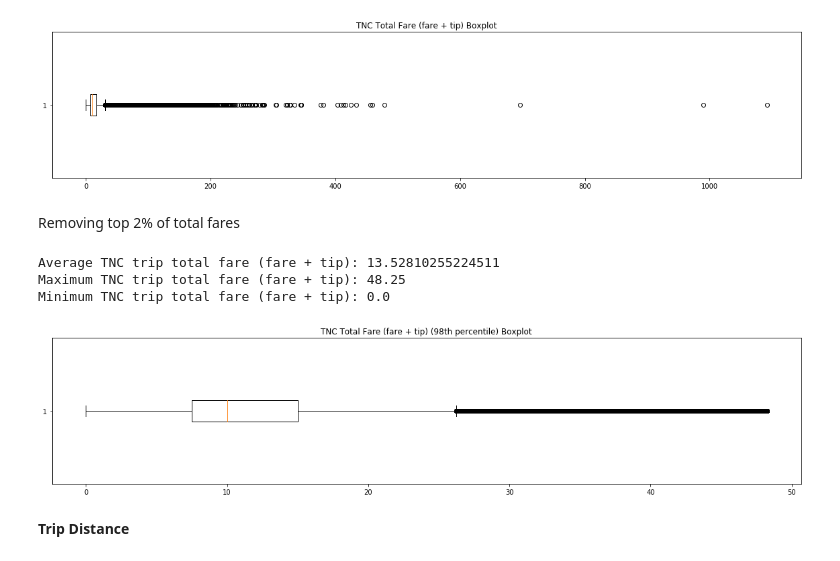
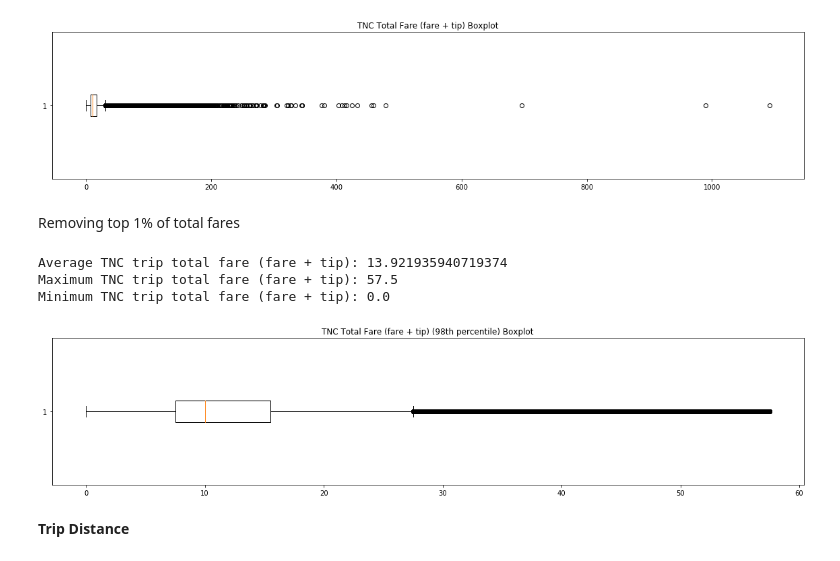
Before and after one commit to juanfrans/chicago_tnc_vs_taxis, a Jupyter notebook: 02_GeneratingSummaryTablesGraphs/src/01_GeneratingSummaryTablesGraphs.ipynb, the cells around one changed output. Saved outputs shown, nothing was run; the diff lists cells and outputs as text; code cells hidden in the pictures.

```diff
--- a/02_GeneratingSummaryTablesGraphs/src/01_GeneratingSummaryTablesGraphs.ipynb
+++ b/02_GeneratingSummaryTablesGraphs/src/01_GeneratingSummaryTablesGraphs.ipynb
@@ -240,26 +240,26 @@ ax1.title.set_text('TNC Total Fare (fare + tip) Boxplot')
 # %% [output]
 [figure]
 # %% [markdown]
-Removing top 2% of total fares
+Removing top 1% of total fares
 # %%
-tncTotalFare98 = tncData[tncData['Trip Total'] <= tncData['Trip Total'].quantile(.98)]
-tncAvgTripTotal = tncTotalFare98['Trip Total'].mean()
-tncMaxTripTotal = tncTotalFare98['Trip Total'].max()
-tncMinTripTotal = tncTotalFare98['Trip Total'].min()
+tncTotalFare99 = tncData[tncData['Trip Total'] <= tncData['Trip Total'].quantile(.99)]
+tncAvgTripTotal = tncTotalFare99['Trip Total'].mean()
+tncMaxTripTotal = tncTotalFare99['Trip Total'].max()
+tncMinTripTotal = tncTotalFare99['Trip Total'].min()
 print('Average TNC trip total fare (fare + tip):', tncAvgTripTotal)
 print('Maximum TNC trip total fare (fare + tip):', tncMaxTripTotal)
 print('Minimum TNC trip total fare (fare + tip):', tncMinTripTotal)
 # %% [output]
-Average TNC trip total fare (fare + tip): 13.52810255224511
-Maximum TNC trip total fare (fare + tip): 48.25
+Average TNC trip total fare (fare + tip): 13.921935940719374
+Maximum TNC trip total fare (fare + tip): 57.5
 Minimum TNC trip total fare (fare + tip): 0.0
 # %%
 plt.rcParams["figure.figsize"] = [20,4]
 fig1, ax1 = plt.subplots()
-ax1.boxplot(tncTotalFare98['Trip Total'], vert=False)
+ax1.boxplot(tncTotalFare99['Trip Total'], vert=False)
 ax1.title.set_text('TNC Total Fare (fare + tip) (98th percentile) Boxplot')
 # %% [output]
-[figure, old version]
+[figure, new version]
 # %% [markdown]
 **Trip Distance**
 # %%
```
Also changed, not shown: parts of 31 cells of this notebook, 2 other files.
